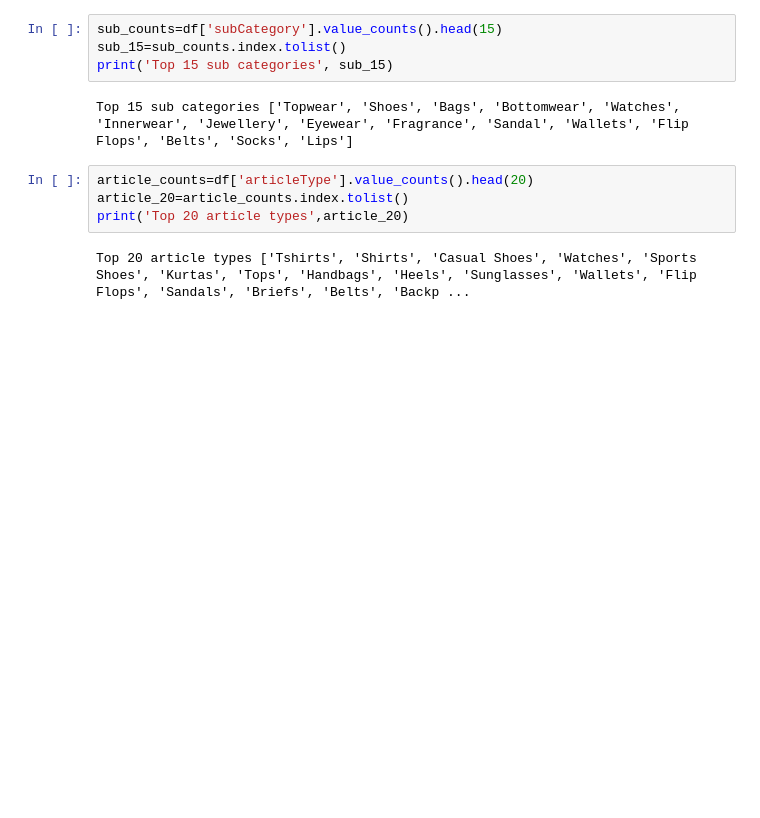
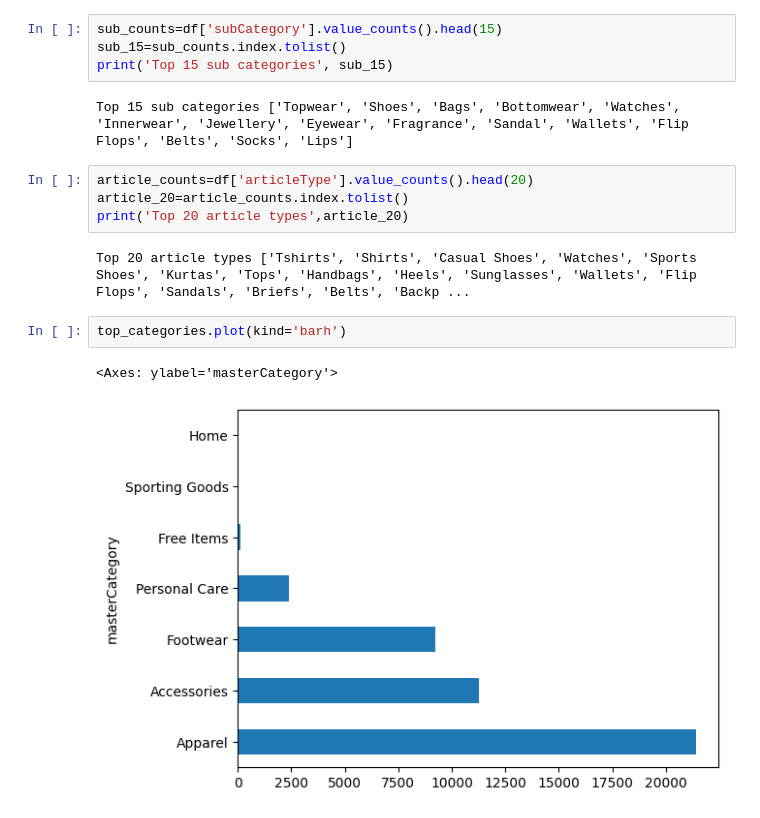
Before and after one commit to Anikrage/Visual_Product_Matcher, a Jupyter notebook: dataset_exploration.ipynb, the cells around one changed output. Cells and saved outputs as stored; diff of their text form; blank space fills up the shorter version.

```diff
--- a/dataset_exploration.ipynb
+++ b/dataset_exploration.ipynb
@@ -99,3 +100,8 @@ article_20=article_counts.index.tolist()
 print('Top 20 article types',article_20)
 # %% [output]
 Top 20 article types ['Tshirts', 'Shirts', 'Casual Shoes', 'Watches', 'Sports Shoes', 'Kurtas', 'Tops', 'Handbags', 'Heels', 'Sunglasses', 'Wallets', 'Flip Flops', 'Sandals', 'Briefs', 'Belts', 'Backp ...
+# %%
+top_categories.plot(kind='barh')
+# %% [output]
+<Axes: ylabel='masterCategory'>
+[figure, added]
```
Also changed, not shown: parts of 20 cells of this notebook, 1 other file.
